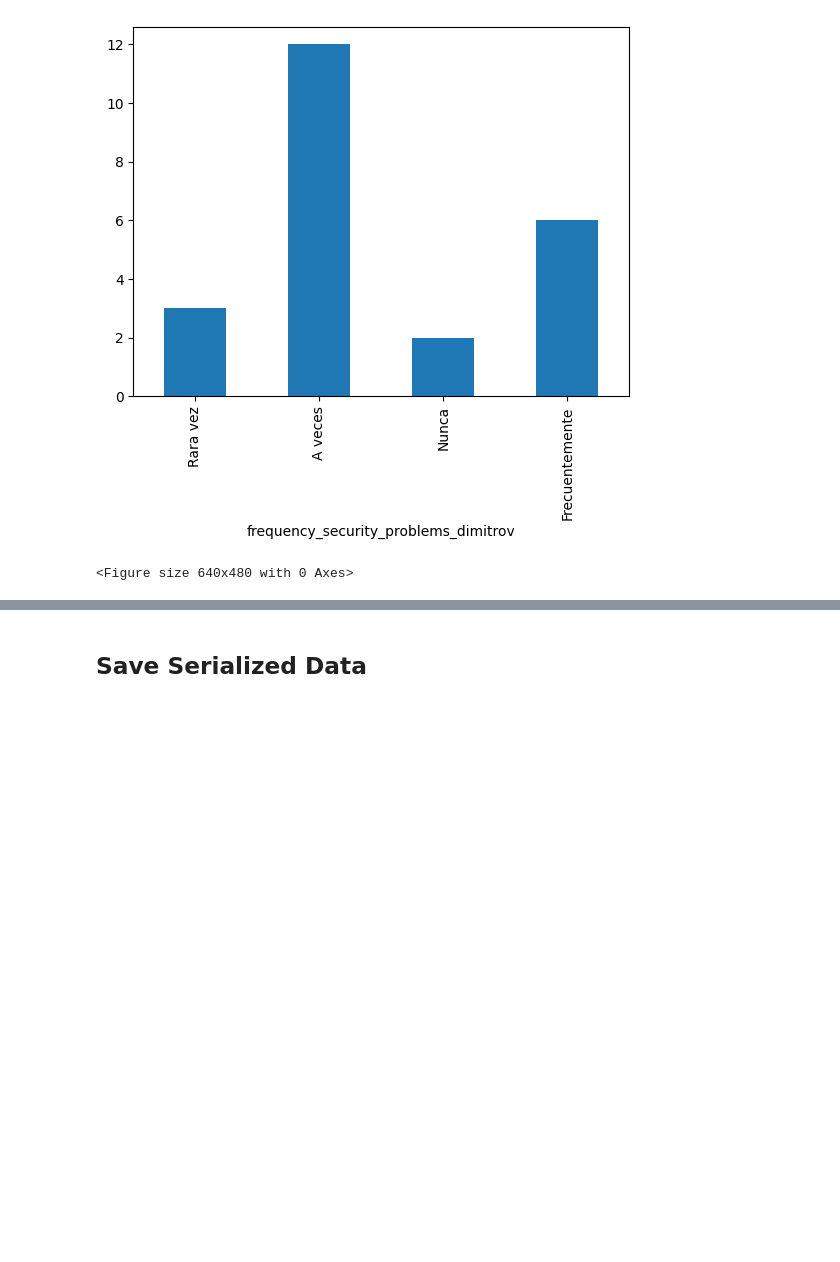
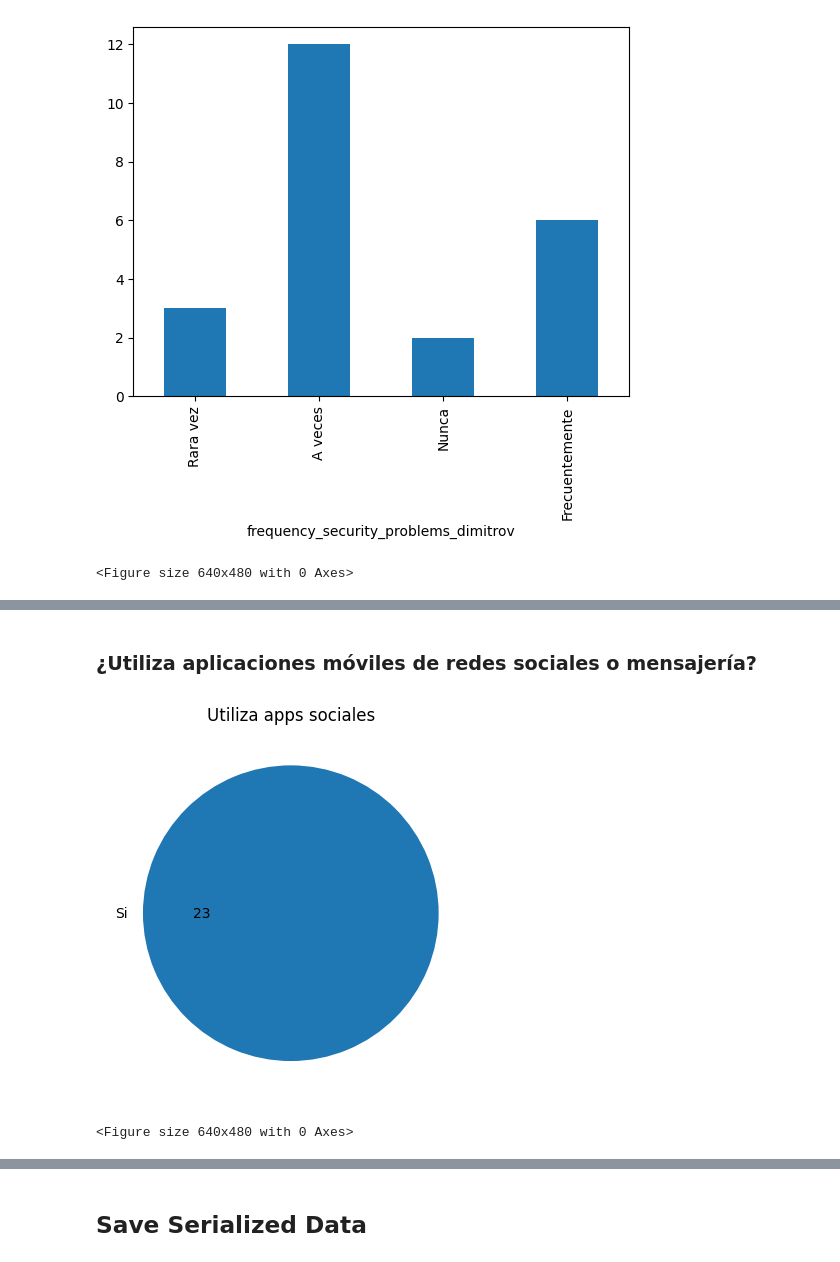
Before and after one commit to Mortadelo24/survey-integrador-one, a Jupyter notebook: notebook.ipynb, the cells around one changed output, grey strips where cells are left out. Cells and saved outputs as stored; diff of their text form; code cells hidden in the pictures; blank space fills up the shorter version.

```diff
--- a/notebook.ipynb
+++ b/notebook.ipynb
@@ -168,0 +211,8 @@ plt.clf()
+# %% [markdown]
+### ¿Utiliza aplicaciones móviles de redes sociales o mensajería?
+# %%
+create_closed_question_distribution_pie(df=results, column="uses_social_mobile_apps", title="Utiliza apps sociales")
+create_plot("usa_apps_sociales")
+# %% [output]
+[figure, added]
+<Figure size 640x480 with 0 Axes>
```
Also changed, not shown: parts of 23 cells of this notebook, 11 other files.
